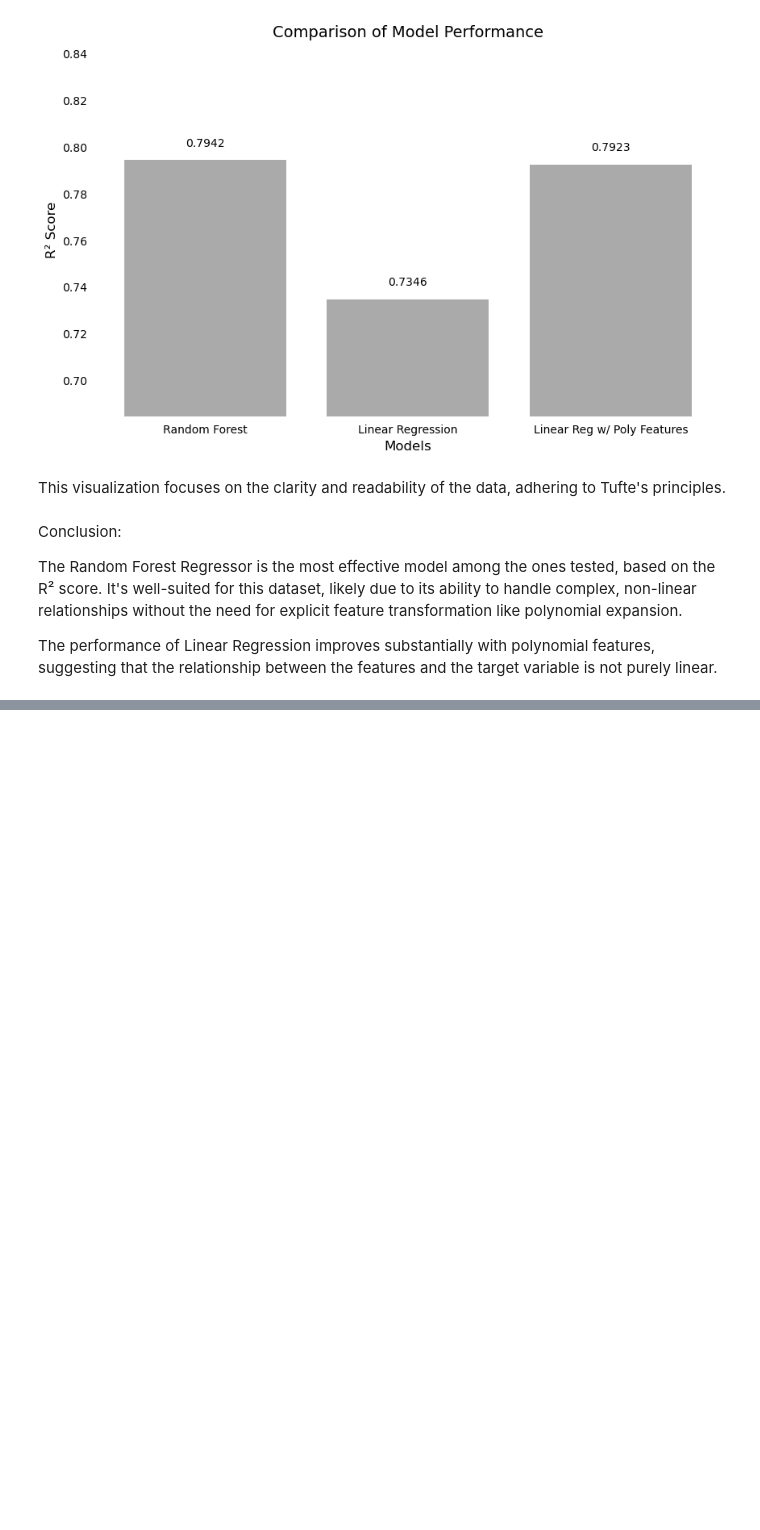
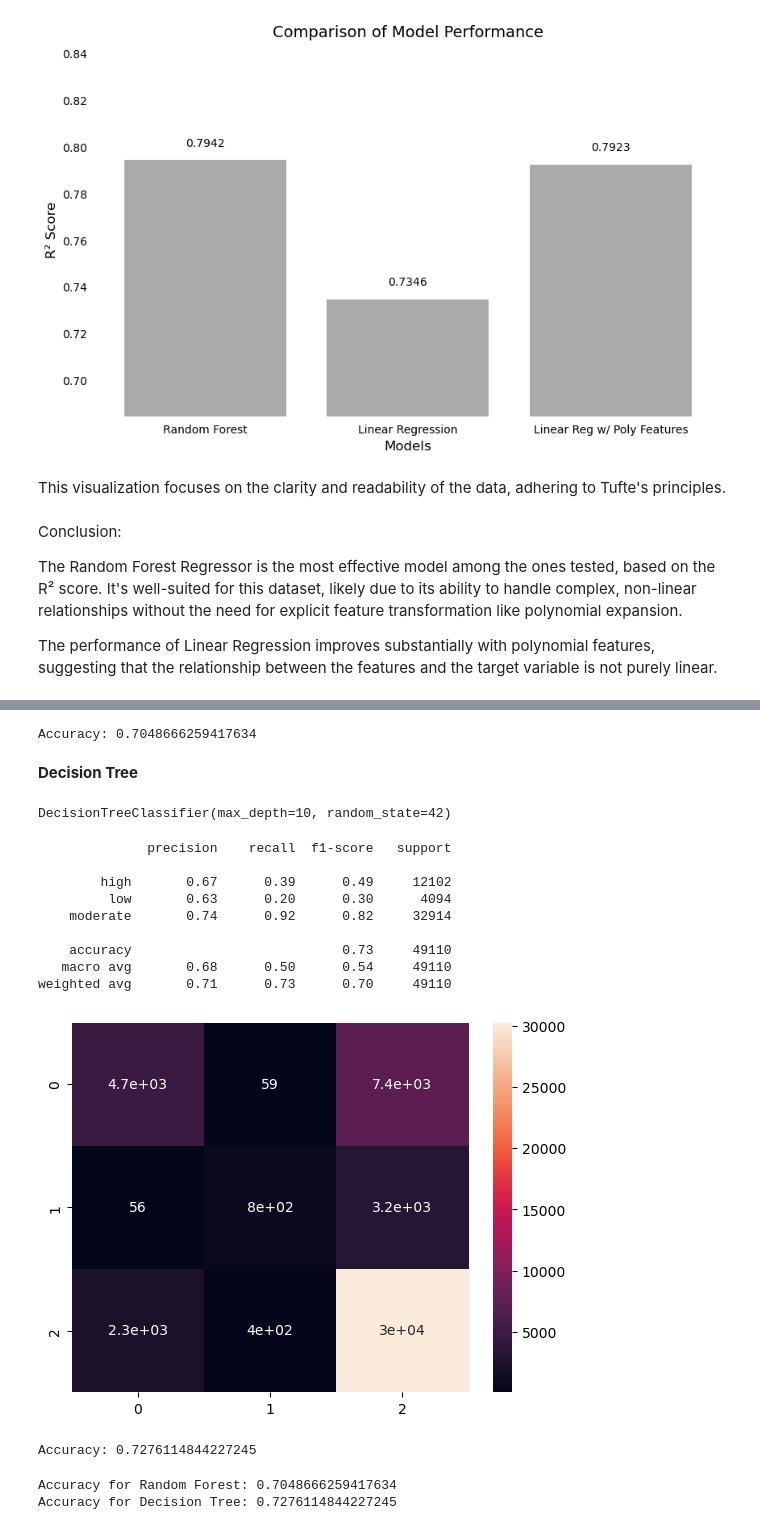
Before and after one commit to mkoleva0/DataAnalytics_CA2, a Jupyter notebook: ML - bikedata.ipynb, the cells around one changed output, grey strips where cells are left out. Drawn from its saved outputs; the diff is of its cells as text; code cells hidden in the pictures; blank space fills up the shorter version.

```diff
--- a/ML - bikedata.ipynb
+++ b/ML - bikedata.ipynb
@@ -543,0 +463,58 @@ Test-set R^2: 0.74
+# %%
+X = bikes_data_2022[['hour', 'day_of_week', 'LATITUDE', 'LONGITUDE']]  #removing the Bike Stands
+
+y = bikes_data_2022['usage']
+
+X_train, X_test, y_train, y_test = train_test_split(X, y, test_size=0.3, random_state=42)
+# %%
+clf = RandomForestClassifier(n_estimators=100)
+
+clf.fit(X_train,y_train)
+
+y_pred=clf.predict(X_test)
+
+accuracy_rf = metrics.accuracy_score(y_test, y_pred)
+
+print("Accuracy:",metrics.accuracy_score(y_test, y_pred))
+# %% [output]
+Accuracy: 0.7048666259417634
+# %% [markdown]
+**Decision Tree**
+# %%
+classifier = DecisionTreeClassifier(max_depth = 10, random_state = 42)
+
+classifier.fit(X_train, y_train)
+# %% [output]
+DecisionTreeClassifier(max_depth=10, random_state=42)
+# %%
+y_pred = classifier.predict(X_test)
+# %%
+cm = confusion_matrix(y_test, y_pred)
+
+# Call a method heatmap() to plot confusion matrix
+sns.heatmap(cm, annot = True)
+
+# print the classification_report based on y_test and y_predict
+print(classification_report(y_test, y_pred))
+# %% [output]
+              precision    recall  f1-score   support
+
+        high       0.67      0.39      0.49     12102
+         low       0.63      0.20      0.30      4094
+    moderate       0.74      0.92      0.82     32914
+
+    accuracy                           0.73     49110
+   macro avg       0.68      0.50      0.54     49110
+weighted avg       0.71      0.73      0.70     49110
+[figure, added]
+# %%
+accuracy_dt = metrics.accuracy_score(y_test, y_pred)
+print("Accuracy:",metrics.accuracy_score(y_test, y_pred))
+# %% [output]
+Accuracy: 0.7276114844227245
+# %%
+print("Accuracy for Random Forest:",accuracy_rf)
+print("Accuracy for Decision Tree:",accuracy_dt)
+# %% [output]
+Accuracy for Random Forest: 0.7048666259417634
+Accuracy for Decision Tree: 0.7276114844227245
```
Also changed, not shown: parts of 30 cells of this notebook.
